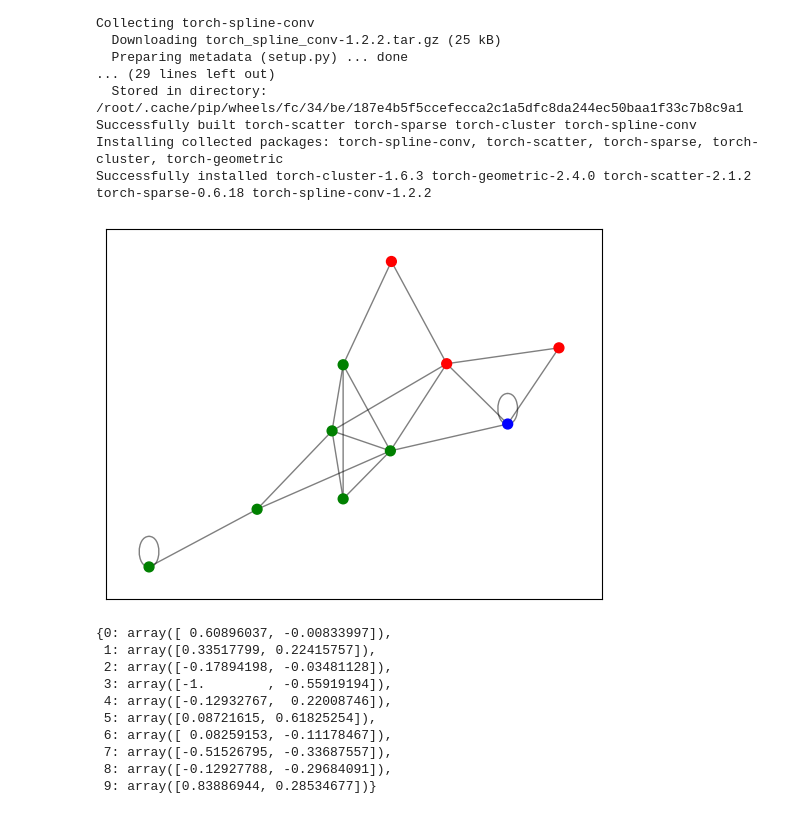
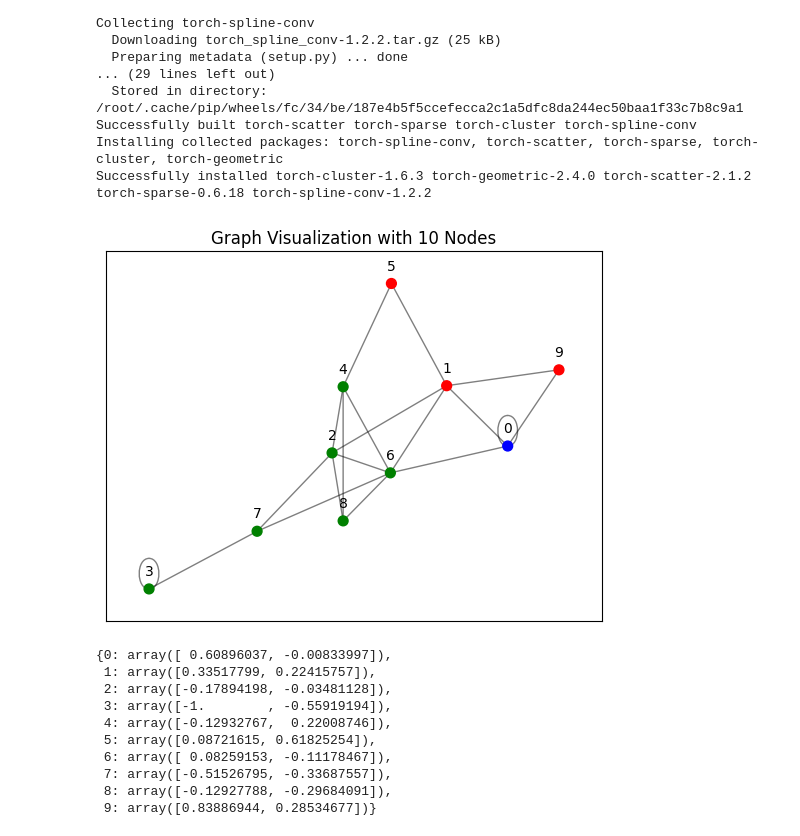
Before and after one commit to HSS107048212/Neil, a Jupyter notebook: Unsupervised_learning_in_GAT.ipynb, the cells around one changed output. Drawn from its saved outputs; the diff is of its cells as text; code cells hidden in the pictures.

```diff
--- a/Unsupervised_learning_in_GAT.ipynb
+++ b/Unsupervised_learning_in_GAT.ipynb
@@ -71,35 +71,47 @@ import matplotlib.pyplot as plt
 import networkx as nx
 import numpy as np
 import torch
 
 # Convert edges to a list of tuples
 edge_list = edges.t().numpy().tolist()
 
 # Create a graph
 G = nx.Graph()
 # Explicitly add nodes to ensure every node is included, even if isolated
 G.add_nodes_from(range(num_nodes))  # Ensure this matches your actual node count
 G.add_edges_from(edge_list)
 
 # Position nodes using the spring layout
 pos = nx.spring_layout(G, seed=42)  # Optional: seed for reproducibility
 
 # Map each cluster ID to a color
 colors = ['red', 'green', 'blue', 'yellow']
 node_colors = [colors[cluster_id] for cluster_id in cluster_ids]
 
 # Ensure all nodes are accounted for in the color mapping
 assert len(node_colors) == len(G.nodes()), "Node color mapping size mismatch."
 
 # Draw the nodes
 nx.draw_networkx_nodes(G, pos, node_color=node_colors, node_size=50)
 
 # Draw the edges
 nx.draw_networkx_edges(G, pos, alpha=0.5)
 
-plt.show()
+# Annotating num_nodes in the plot
+plt.title(f"Graph Visualization with {num_nodes} Nodes")
+
+# Optional: Displaying a few positions as sample (not recommended for all due to clutter)
+# Select a few nodes to annotate their positions (e.g., node 0, node 10, node 20)
+for node in range(num_nodes):  # Corrected to use range(num_nodes) for iteration
+    if node in pos:
+        # Annotate the position
+        plt.annotate(f"{node}",  # This shows node index and position
+                     xy=pos[node],
+                     textcoords="offset points",
+                     xytext=(0,10),  # Distance from the text to the point
+                     ha='center')
 # %% [output]
-[figure, old version]
+[figure, new version]
 # %%
 pos
 # %% [output]
```
